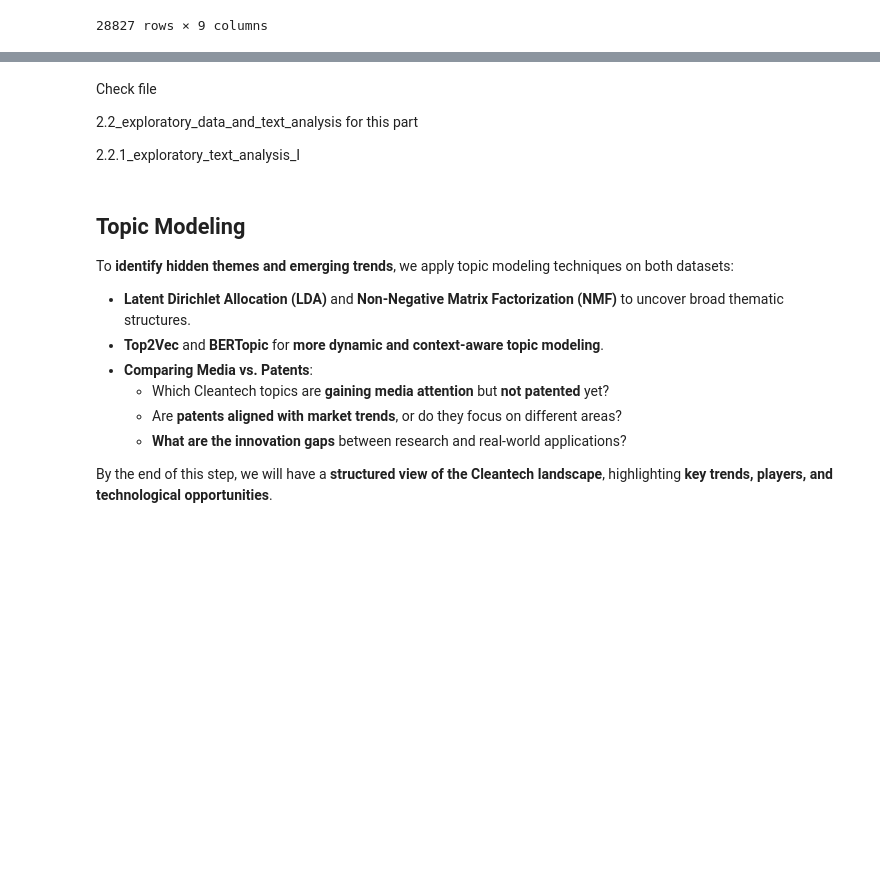
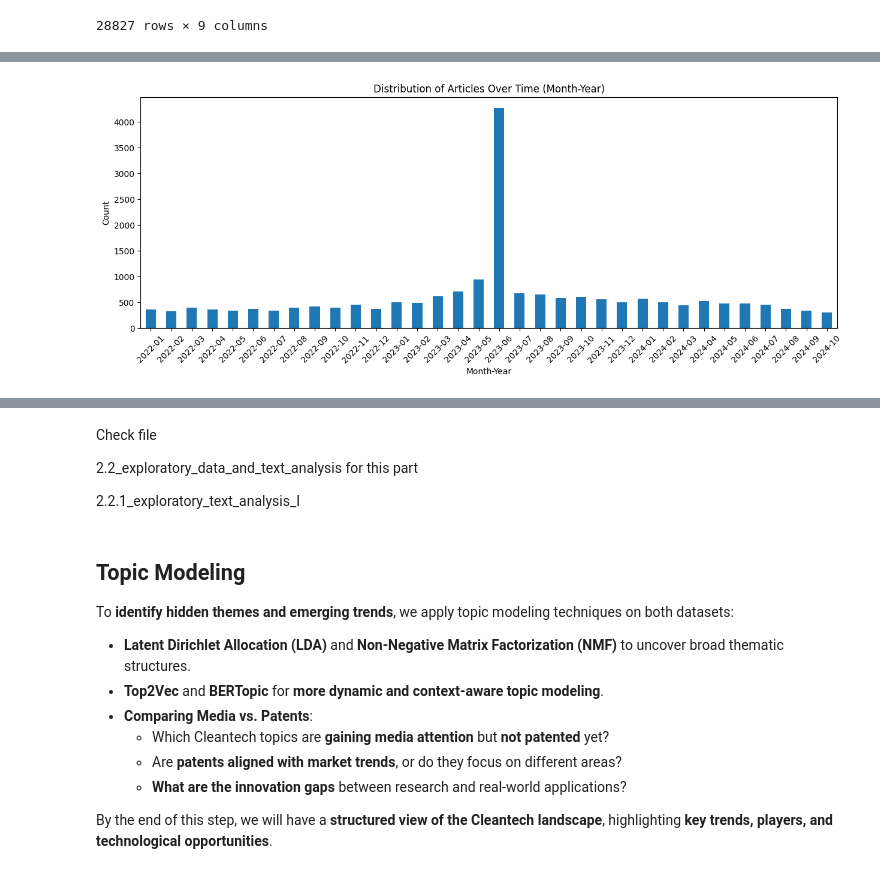
Before and after one commit to cmimholz/computational-language-technology-project, a Jupyter notebook: notebooks/stage1.ipynb, the cells around one changed output, grey strips where cells are left out. Saved outputs shown, nothing was run; the diff lists cells and outputs as text; code cells hidden in the pictures; blank space fills up the shorter version.

```diff
--- a/notebooks/stage1.ipynb
+++ b/notebooks/stage1.ipynb
@@ -707,3 +715,7 @@ EDA helps us **understand data patterns and distributions** before applying comp
   - **Word Clouds** to showcase frequently occurring terms
   - **Bar Charts** to compare key industry players and technology mentions
   - **Network Graphs** to analyze relationships between companies and technologies
+# %%
+# Load the datasets
+media_df = pd.read_csv('../cleaned_data/media_dataset_cleaned.csv')
+patent_df = pd.read_csv('../cleaned_data/google_patent_cleaned.csv')
@@ -709,0 +749,21 @@ EDA helps us **understand data patterns and distributions** before applying comp
+# %%
+# Temporal Analysis
+media_df['date'] = pd.to_datetime(media_df['date'], errors='coerce')
+patent_df['publication_date'] = patent_df['publication_date'].astype(str).str[:4] + '-' + patent_df['publication_date'].astype(str).str[4:6] + '-' + patent_df['publication_date'].astype(str).str[6:]
+patent_df['publication_date'] = pd.to_datetime(patent_df['publication_date'], errors='coerce')
+# Extract month and year for binning
+media_df['month_year'] = media_df['date'].dt.to_period('M').astype(str)
+patent_df['month_year'] = patent_df['publication_date'].dt.to_period('M').astype(str)
+media_df['month'] = media_df['date'].dt.month
+patent_df['month'] = patent_df['publication_date'].dt.month
+# %%
+# Plot distribution by month.year
+plt.figure(figsize=(12, 5))
+media_df['month_year'].value_counts().sort_index().plot(kind='bar', figsize=(15, 5))
+plt.title("Distribution of Articles Over Time (Month-Year)")
+plt.xlabel("Month-Year")
+plt.ylabel("Count")
+plt.xticks(rotation=45)
+plt.show()
+# %% [output]
+[figure, added]
```
Also changed, not shown: parts of 34 cells of this notebook.
